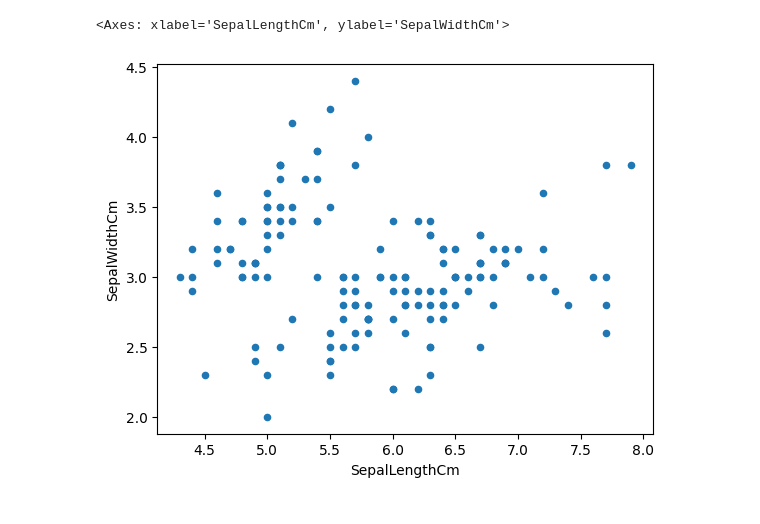
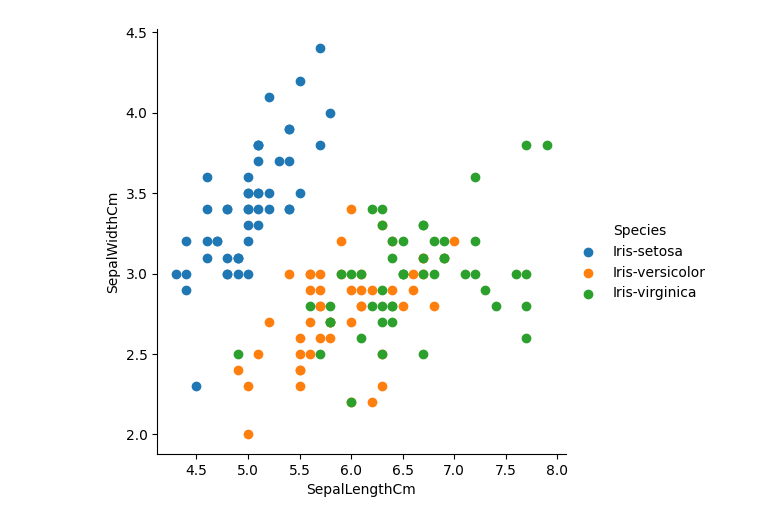
Before and after one commit to Meme00a/Masar, a Jupyter notebook: untitled10.ipynb, the cells around one changed output. Cells and saved outputs as stored; diff of their text form; code cells hidden in the pictures.

```diff
--- a/untitled10.ipynb
+++ b/untitled10.ipynb
@@ -1,13 +1,24 @@
 # %% [markdown]
 <a href="https://colab.research.google.com/github/Meme00a/Masar/blob/main/untitled10.ipynb" target="_parent"><img src="https://colab.research.google.com/assets/colab-badge.svg" alt="Open In Colab"/></a>
-# %%
-# The first way we can plot things is using the .plot extension from Pandas dataframes
-# We'll use this to make a scatterplot of the Iris features.
-
-#can you make a scatter plot?
-import matplotlib.pyplot as plt
-
-iris.plot(kind="scatter", x="SepalLengthCm", y="SepalWidthCm")
-# %% [output]
-<Axes: xlabel='SepalLengthCm', ylabel='SepalWidthCm'>
-[figure, removed]
+# %%
+# One piece of information missing in the plots above is what species each plant is
+# We'll use seaborn's FacetGrid to color the scatterplot by species
+
+import seaborn as sns
+
+import seaborn as sns
+import matplotlib.pyplot as plt
+
+# Assuming 'iris' is your DataFrame containing the Iris dataset
+
+# Create a FacetGrid with the 'iris' DataFrame, specifying the 'hue' as the "Species" column
+# 'size' parameter is deprecated; use 'height' instead
+g = sns.FacetGrid(iris, hue="Species", height=5)
+
+# Use the FacetGrid to map a scatter plot, plotting "SepalLengthCm" against "SepalWidthCm"
+g.map(plt.scatter, "SepalLengthCm", "SepalWidthCm").add_legend()
+
+# Show the plot
+plt.show()
+# %% [output]
+[figure, added]
```
